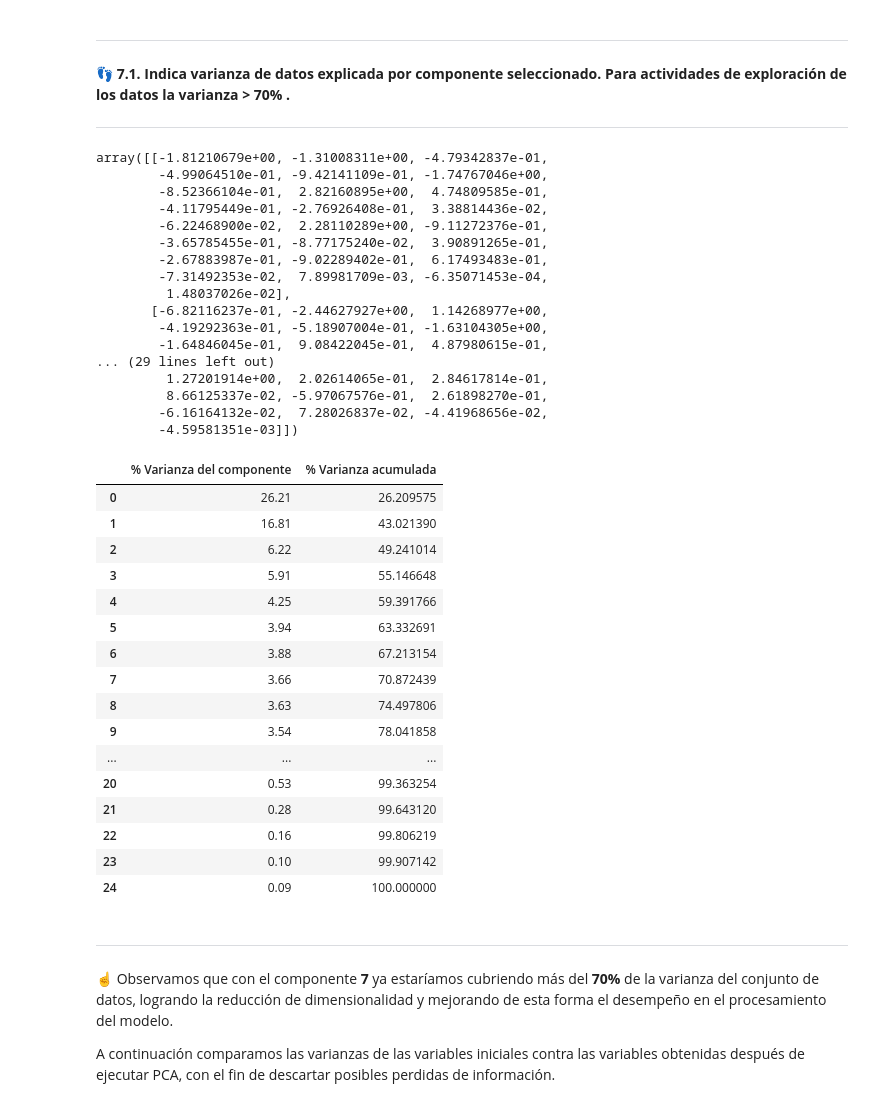
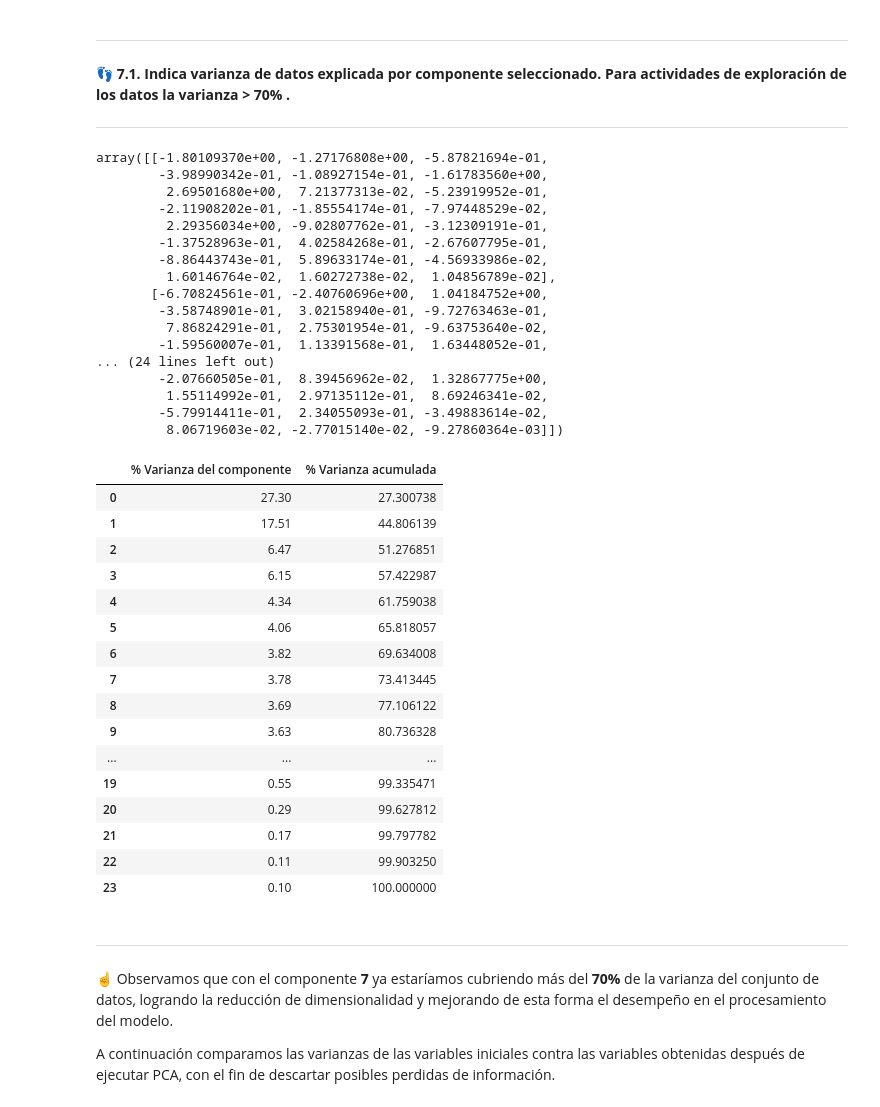
Before and after one commit to PosgradoMNA/actividades-de-aprendizaje-A01793509, a Jupyter notebook: Actividad Semanal -- 6, visualización.A01793509.ipynb, the cells around one changed output. Cells and saved outputs as stored; diff of their text form; code cells hidden in the pictures.

```diff
--- a/Actividad Semanal -- 6, visualización.A01793509.ipynb
+++ b/Actividad Semanal -- 6, visualización.A01793509.ipynb
@@ -27,7 +27,9 @@
 #Importamos la librería pandas y leemos el archivo default of credit card clients.csv
 import pandas as pd
 url = "https://raw.githubusercontent.com/PosgradoMNA/Actividades_Aprendizaje-/main/default%20of%20credit%20card%20clients.csv"
-df = pd.read_csv(url)
+df = pd.read_csv(url, index_col=0)
+#Eliminamos el encabezado del índice
+df.index.name = None
 # %% [markdown]
 ---
 
@@ -531,45 +545,46 @@ Componentes = PCA()
 ComponentesResult = Componentes.fit_transform(dfAjustado)
 ComponentesResult[:5]
 # %% [output]
-array([[-1.81210679e+00, -1.31008311e+00, -4.79342837e-01,
-        -4.99064510e-01, -9.42141109e-01, -1.74767046e+00,
-        -8.52366104e-01,  2.82160895e+00,  4.74809585e-01,
-        -4.11795449e-01, -2.76926408e-01,  3.38814436e-02,
-        -6.22468900e-02,  2.28110289e+00, -9.11272376e-01,
-        -3.65785455e-01, -8.77175240e-02,  3.90891265e-01,
-        -2.67883987e-01, -9.02289402e-01,  6.17493483e-01,
-        -7.31492353e-02,  7.89981709e-03, -6.35071453e-04,
-         1.48037026e-02],
-       [-6.82116237e-01, -2.44627927e+00,  1.14268977e+00,
-        -4.19292363e-01, -5.18907004e-01, -1.63104305e+00,
-        -1.64846045e-01,  9.08422045e-01,  4.87980615e-01,
-... (29 lines left out)
-         1.27201914e+00,  2.02614065e-01,  2.84617814e-01,
-         8.66125337e-02, -5.97067576e-01,  2.61898270e-01,
-        -6.16164132e-02,  7.28026837e-02, -4.41968656e-02,
-        -4.59581351e-03]])
+array([[-1.80109370e+00, -1.27176808e+00, -5.87821694e-01,
+        -3.98990342e-01, -1.08927154e-01, -1.61783560e+00,
+         2.69501680e+00,  7.21377313e-02, -5.23919952e-01,
+        -2.11908202e-01, -1.85554174e-01, -7.97448529e-02,
+         2.29356034e+00, -9.02807762e-01, -3.12309191e-01,
+        -1.37528963e-01,  4.02584268e-01, -2.67607795e-01,
+        -8.86443743e-01,  5.89633174e-01, -4.56933986e-02,
+         1.60146764e-02,  1.60272738e-02,  1.04856789e-02],
+       [-6.70824561e-01, -2.40760696e+00,  1.04184752e+00,
+        -3.58748901e-01,  3.02158940e-01, -9.72763463e-01,
+         7.86824291e-01,  2.75301954e-01, -9.63753640e-02,
+        -1.59560007e-01,  1.13391568e-01,  1.63448052e-01,
+... (24 lines left out)
+        -2.07660505e-01,  8.39456962e-02,  1.32867775e+00,
+         1.55114992e-01,  2.97135112e-01,  8.69246341e-02,
+        -5.79914411e-01,  2.34055093e-01, -3.49883614e-02,
+         8.06719603e-02, -2.77015140e-02, -9.27860364e-03]])
 # %%
-ComponentesExplicadosDF = pd.DataFrame({'% Varianza del componente': np.round(Componentes.explained_variance_ratio_,4) * 100, '% Varianza acumulada': np.cumsum(Componentes.explained_variance_ratio_) * 100
+ComponentesExplicadosDF = pd.DataFrame({'% Varianza del componente': np.round(Componentes.explained_variance_ratio_,4) * 100,
+                                        '% Varianza acumulada': np.cumsum(Componentes.explained_variance_ratio_) * 100
 })
 ComponentesExplicadosDF
 # %% [output]
 |  | % Varianza del componente | % Varianza acumulada |
-| 0 | 26.21 | 26.209575 |
-| 1 | 16.81 | 43.021390 |
-| 2 | 6.22 | 49.241014 |
-| 3 | 5.91 | 55.146648 |
-| 4 | 4.25 | 59.391766 |
-| 5 | 3.94 | 63.332691 |
-| 6 | 3.88 | 67.213154 |
-| 7 | 3.66 | 70.872439 |
-| 8 | 3.63 | 74.497806 |
-| 9 | 3.54 | 78.041858 |
+| 0 | 27.30 | 27.300738 |
+| 1 | 17.51 | 44.806139 |
+| 2 | 6.47 | 51.276851 |
+| 3 | 6.15 | 57.422987 |
+| 4 | 4.34 | 61.759038 |
+| 5 | 4.06 | 65.818057 |
+| 6 | 3.82 | 69.634008 |
+| 7 | 3.78 | 73.413445 |
+| 8 | 3.69 | 77.106122 |
+| 9 | 3.63 | 80.736328 |
 | ... | ... | ... |
-| 20 | 0.53 | 99.363254 |
-| 21 | 0.28 | 99.643120 |
-| 22 | 0.16 | 99.806219 |
-| 23 | 0.10 | 99.907142 |
-| 24 | 0.09 | 100.000000 |
+| 19 | 0.55 | 99.335471 |
+| 20 | 0.29 | 99.627812 |
+| 21 | 0.17 | 99.797782 |
+| 22 | 0.11 | 99.903250 |
+| 23 | 0.10 | 100.000000 |
 # %% [markdown]
 ---
 
```
Also changed, not shown: parts of 38 cells of this notebook.
